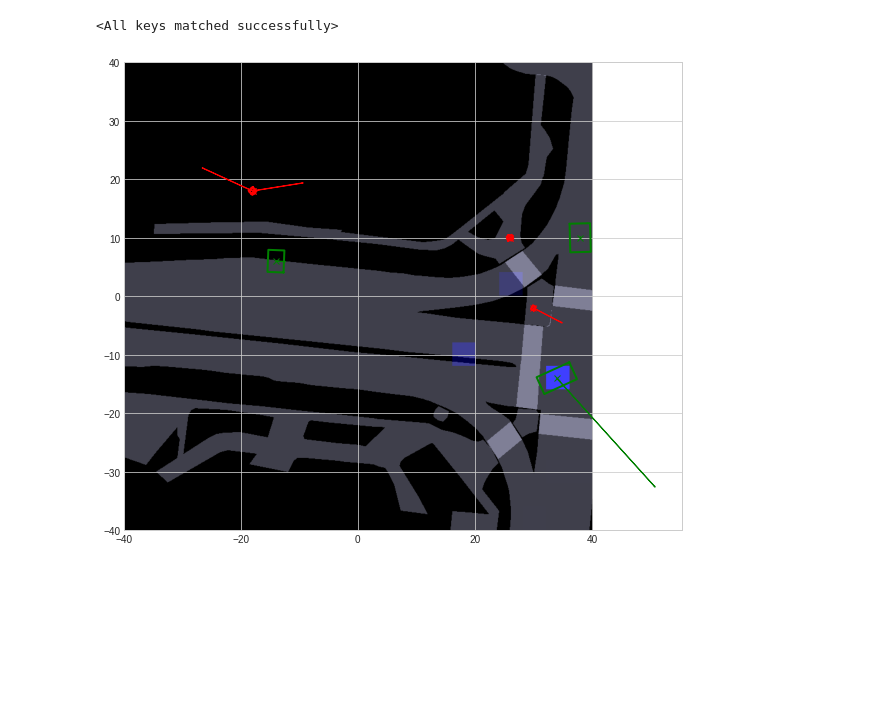
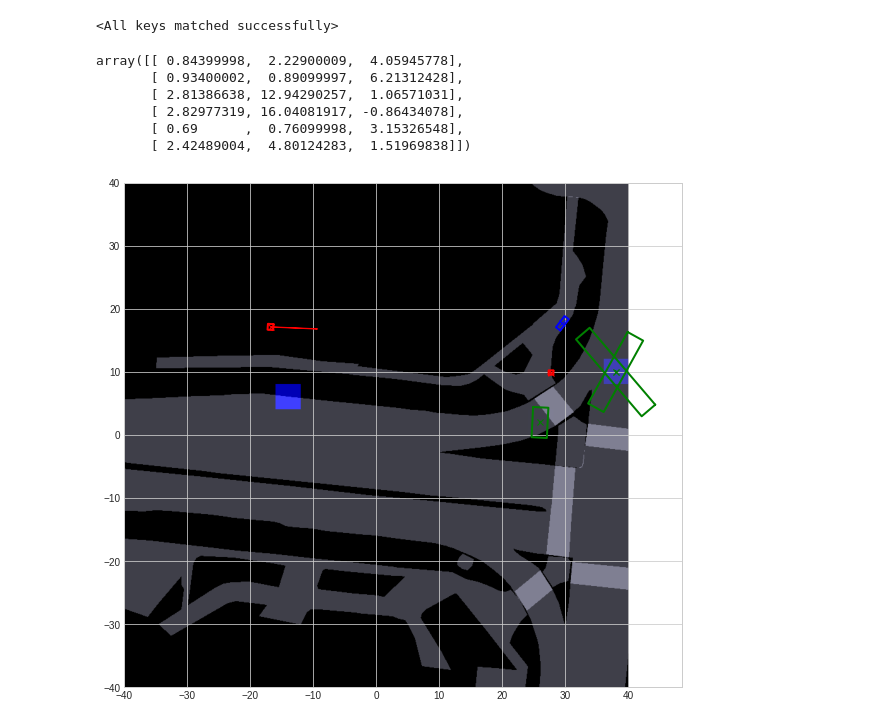
Before and after one commit to Abracadabra0/ATISS-Traffic, a Jupyter notebook: visualize.ipynb, the cells around one changed output. Drawn from its saved outputs; the diff is of its cells as text; code cells hidden in the pictures; blank space fills up the shorter version.

```diff
--- a/visualize.ipynb
+++ b/visualize.ipynb
@@ -19,14 +19,14 @@ def to_numpy(data: dict):
             to_numpy(data[k])
 # %%
 plt.ion()
-np.random.seed(0)
-torch.manual_seed(0)
+# np.random.seed(0)
+# torch.manual_seed(0)
 dataset = NuScenesDataset("/media/yifanlin/My Passport/data/nuScene-processed", train=True)
 axes_limit = 40
 cat2color = {1: 'red', 2: 'blue', 3: 'green'}
 feature_extractor = ResNet18(4, 512)
 model = AutoregressiveTransformer(feature_extractor)
-model.load_state_dict(torch.load('./ckpts/transformer+pe'))
+model.load_state_dict(torch.load('./ckpts/shareMixture'))
 # %% [output]
 <All keys matched successfully>
 # %%
@@ -36,11 +36,18 @@ for k in data:
     data[k] = input_data[k].squeeze(0).numpy()
 # %%
 condition = {
-    "category": None,  # int
+    "category": 3,  # int
     "location": None,  # (1, 2)
     "bbox": None,  # (1, 2), (1, 1)
     "velocity": None  # (1, 1), (1, 1), (1, 1)
 }
+# %% [output]
+array([[ 0.84399998,  2.22900009,  4.05945778],
+       [ 0.93400002,  0.89099997,  6.21312428],
+       [ 2.81386638, 12.94290257,  1.06571031],
+       [ 2.82977319, 16.04081917, -0.86434078],
+       [ 0.69      ,  0.76099998,  3.15326548],
+       [ 2.42489004,  4.80124283,  1.51969838]])
 # %%
 preds, probs = model.generate(input_data, length, condition)
 to_numpy(preds)
@@ -51,7 +58,10 @@ if category != 0:
     data['location'] = np.concatenate([data['location'], preds['location'].reshape(1, -1)], axis=0)
     data['bbox'] = np.concatenate([data['bbox'], np.concatenate([preds['bbox']['wl'], np.array([preds['bbox']['theta']])], axis=0).reshape(1, -1)], axis=0)
     data['velocity'] = np.concatenate([data['velocity'], np.array([[preds['velocity']['s'] * preds['velocity']['moving'], preds['velocity']['omega']]])], axis=0)
-    input_data = {}
+    idx = list(range(len(data['category'])))
+    idx.sort(key=lambda x: (-data['location'][x][1], data['location'][x][0]))
+    for k in ['category', 'location', 'bbox', 'velocity']:
+        data[k] = data[k][idx]
     input_data['category'] = torch.tensor(data['category'])
     for k in ['location', 'bbox', 'velocity', 'map']:
         input_data[k] = torch.tensor(data[k], dtype=torch.float)
@@ -64,34 +74,34 @@ map_layers = np.stack([map_layers] * 3, axis=-1)
 grid = np.meshgrid(np.arange(-axes_limit, axes_limit, 4), np.flip(np.arange(-axes_limit, axes_limit, 4)))
 grid = np.stack(grid, axis=-1)
 grid = (grid + 40) // 4
 grid = grid[..., 0] * 20 + grid[..., 1]
 prob_map = np.exp(probs['location'].log_prob(torch.tensor(grid)).numpy())
 prob_map = np.kron(prob_map, np.ones((40, 40)))
 map_layers[..., 2] += prob_map
 map_layers[..., 2] /= map_layers[..., 2].max()
 ax.imshow(map_layers, extent=[-axes_limit, axes_limit, -axes_limit, axes_limit])
 for i in range(length.item()):
     if data['category'][i] != 0:
         color = cat2color[data['category'][i]]
         loc = data['location'][i]
         ax.plot(loc[0], loc[1], 'x', color=color)
         w, l, theta = data['bbox'][i]
         corners = np.array([[l / 2, w / 2],
                             [-l / 2, w / 2],
                             [-l / 2, -w / 2],
                             [l / 2, -w / 2],
                             [l / 2, w / 2]])
         rotation = np.array([[np.cos(theta), np.sin(theta)],
                              [-np.sin(theta), np.cos(theta)]])
         corners = np.dot(corners, rotation) + loc
         ax.plot(corners[:, 0], corners[:, 1], color=color, linewidth=2)
         speed, omega = data['velocity'][i]
         rotation = np.array([[np.cos(omega), np.sin(omega)],
                              [-np.sin(omega), np.cos(omega)]])
         velocity = np.dot(np.array([speed, 0]), rotation)
         ax.arrow(loc[0], loc[1], velocity[0] * 5, velocity[1] * 5, color=color, width=0.05)
 # %% [output]
-[figure, old version]
+[figure, new version]
 # %%
 grid = np.meshgrid(np.linspace(0.01, 20, 200), np.linspace(20, 0.01, 200))
 grid = np.stack(grid, axis=-1)
```
Also changed, not shown: parts of 4 cells of this notebook, 1 other file.
